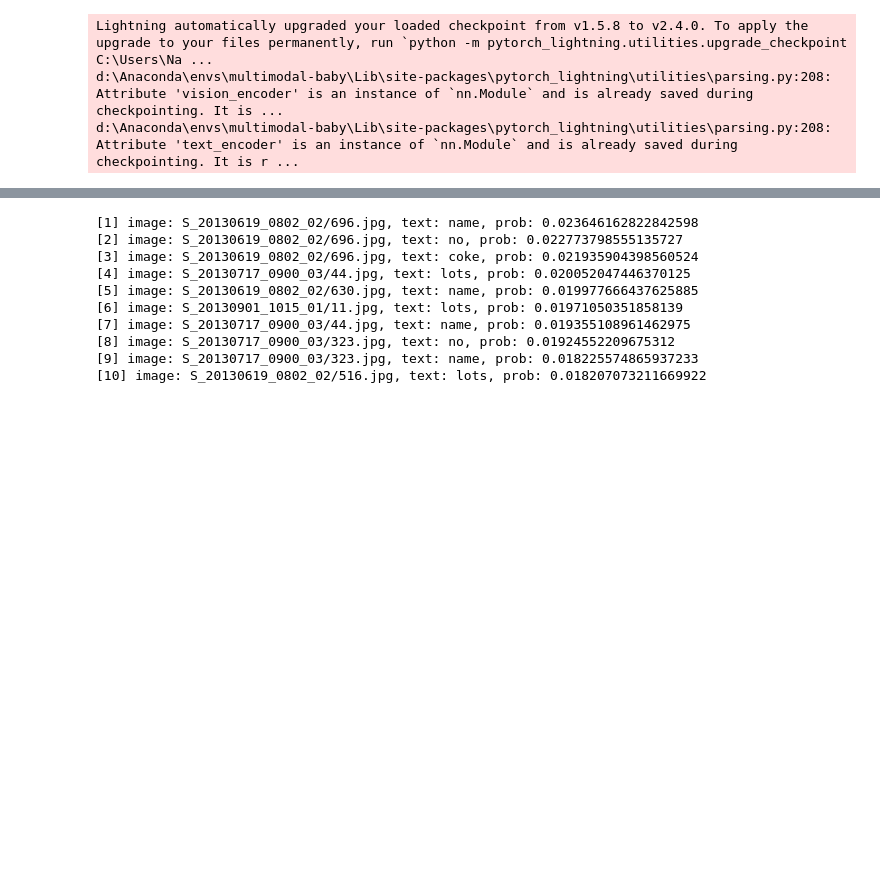
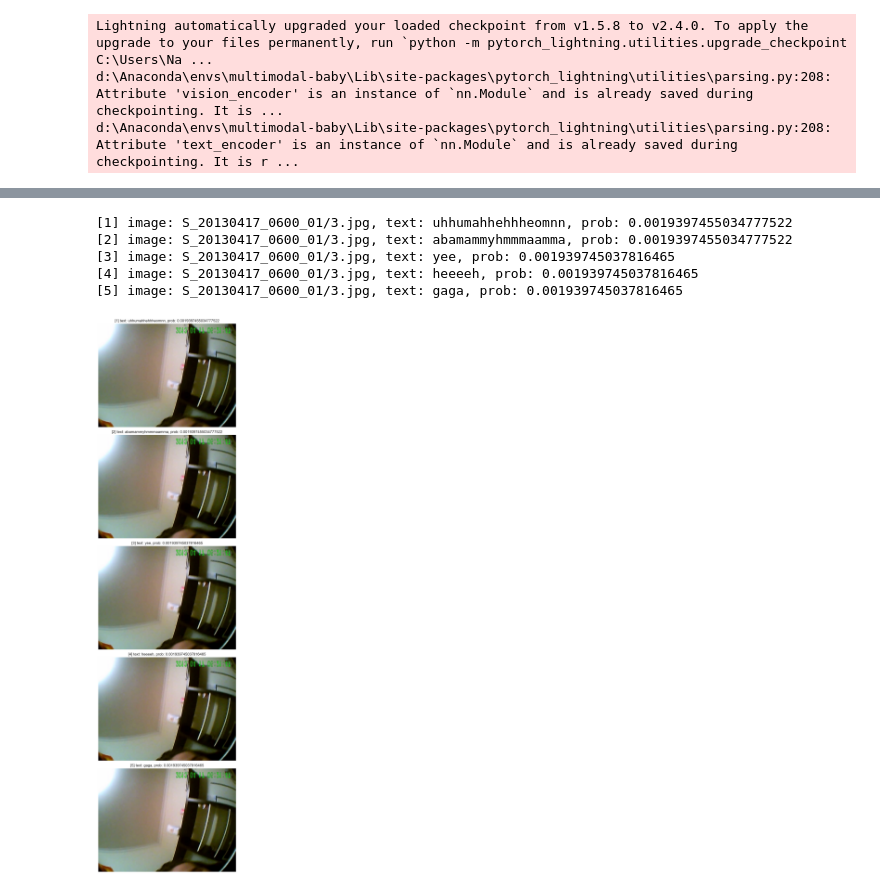
Before and after one commit to Naturean/multimodal-baby, a Jupyter notebook: pretrained_model.ipynb, the cells around one changed output, grey strips where cells are left out. Saved outputs shown, nothing was run; the diff lists cells and outputs as text; code cells hidden in the pictures; blank space fills up the shorter version.

```diff
--- a/pretrained_model.ipynb
+++ b/pretrained_model.ipynb
@@ -94,5 +120,5 @@ d:\Anaconda\envs\multimodal-baby\Lib\site-packages\pytorch_lightning\utilities\p
 # %%
-k = 10
+k = 5
 top_k_indices = np.unravel_index(np.argsort(probs, axis=None)[-k:], probs.shape)
 
 image_indices = top_k_indices[0]
@@ -103,16 +129,27 @@ for i in range(k - 1, -1, -1):
     _text = texts_labels[text_indices[i]]
     print(f"[{k - i}] image: {_image}, text: {_text}, prob: {probs[image_indices[i], text_indices[i]]}")
 # %% [output]
-[1] image: S_20130619_0802_02/696.jpg, text: name, prob: 0.023646162822842598
-[2] image: S_20130619_0802_02/696.jpg, text: no, prob: 0.022773798555135727
-[3] image: S_20130619_0802_02/696.jpg, text: coke, prob: 0.021935904398560524
-[4] image: S_20130717_0900_03/44.jpg, text: lots, prob: 0.020052047446370125
-[5] image: S_20130619_0802_02/630.jpg, text: name, prob: 0.019977666437625885
-[6] image: S_20130901_1015_01/11.jpg, text: lots, prob: 0.01971050351858139
-[7] image: S_20130717_0900_03/44.jpg, text: name, prob: 0.019355108961462975
-[8] image: S_20130717_0900_03/323.jpg, text: no, prob: 0.01924552209675312
-[9] image: S_20130717_0900_03/323.jpg, text: name, prob: 0.018225574865937233
-[10] image: S_20130619_0802_02/516.jpg, text: lots, prob: 0.018207073211669922
+[1] image: S_20130417_0600_01/3.jpg, text: uhhumahhehhheomnn, prob: 0.0019397455034777522
+[2] image: S_20130417_0600_01/3.jpg, text: abamammyhmmmaamma, prob: 0.0019397455034777522
+[3] image: S_20130417_0600_01/3.jpg, text: yee, prob: 0.001939745037816465
+[4] image: S_20130417_0600_01/3.jpg, text: heeeeh, prob: 0.001939745037816465
+[5] image: S_20130417_0600_01/3.jpg, text: gaga, prob: 0.001939745037816465
+# %%
+plt.figure(figsize=(15, 5 * k))
+for i in range(k - 1, -1, -1):
+    image_path = os.path.join(BASE_PATH, SCREENSHOT_PATH, df.at[image_indices[i], 'Video Name'].split('.')[0], str(time_process(df.at[image_indices[i], 'Time'])) + '.jpg')
+    img = Image.open(image_path)
+    text_label = f"[{k - i}] text: {texts_labels[text_indices[i]]}, prob: {probs[image_indices[i], text_indices[i]]}"
+
+    plt.subplot(k, 1, k - i)
+    plt.imshow(img)
+    plt.axis('off')
+    plt.title(text_label)
+
+plt.tight_layout()
+plt.show()
+# %% [output]
+[figure, added]
 # %%
 import seaborn as sns
 import matplotlib.pyplot as plt
```
Also changed, not shown: parts of 9 cells of this notebook.
